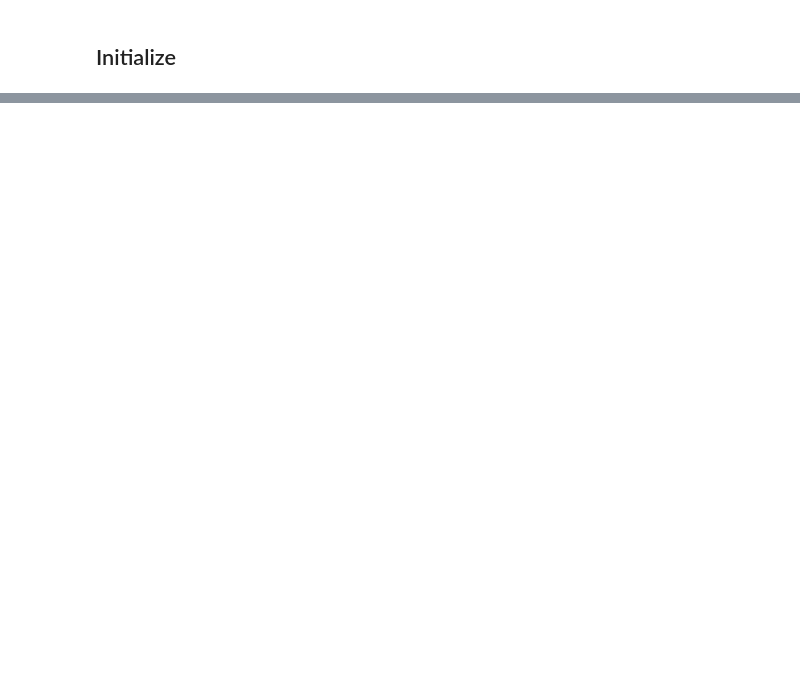
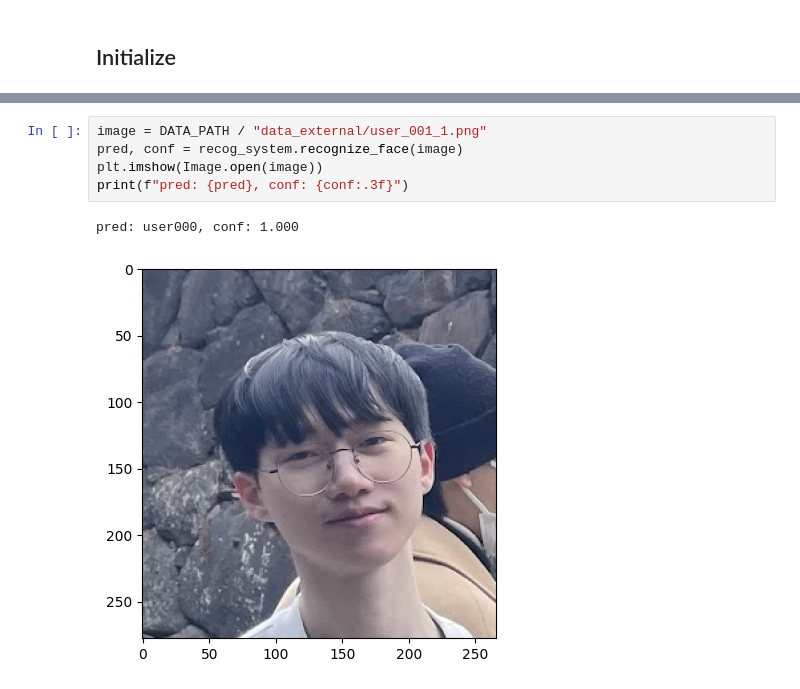
Before and after one commit to ShapeLayer/computer-engineering-undergraduate-program, a Jupyter notebook: 4.1-machine-learning/projects/2/notebook.ipynb, the cells around one changed output, grey strips where cells are left out. Cells and saved outputs as stored; diff of their text form; blank space fills up the shorter version.

```diff
--- a/4.1-machine-learning/projects/2/notebook.ipynb
+++ b/4.1-machine-learning/projects/2/notebook.ipynb
@@ -54,0 +750,8 @@ dataset = CIFAR100(
+# %%
+image = DATA_PATH / "data_external/user_001_1.png"
+pred, conf = recog_system.recognize_face(image)
+plt.imshow(Image.open(image))
+print(f"pred: {pred}, conf: {conf:.3f}")
+# %% [output]
+pred: user000, conf: 1.000
+[figure, added]
```
Also changed, not shown: parts of 31 cells of this notebook, 2 other files.
